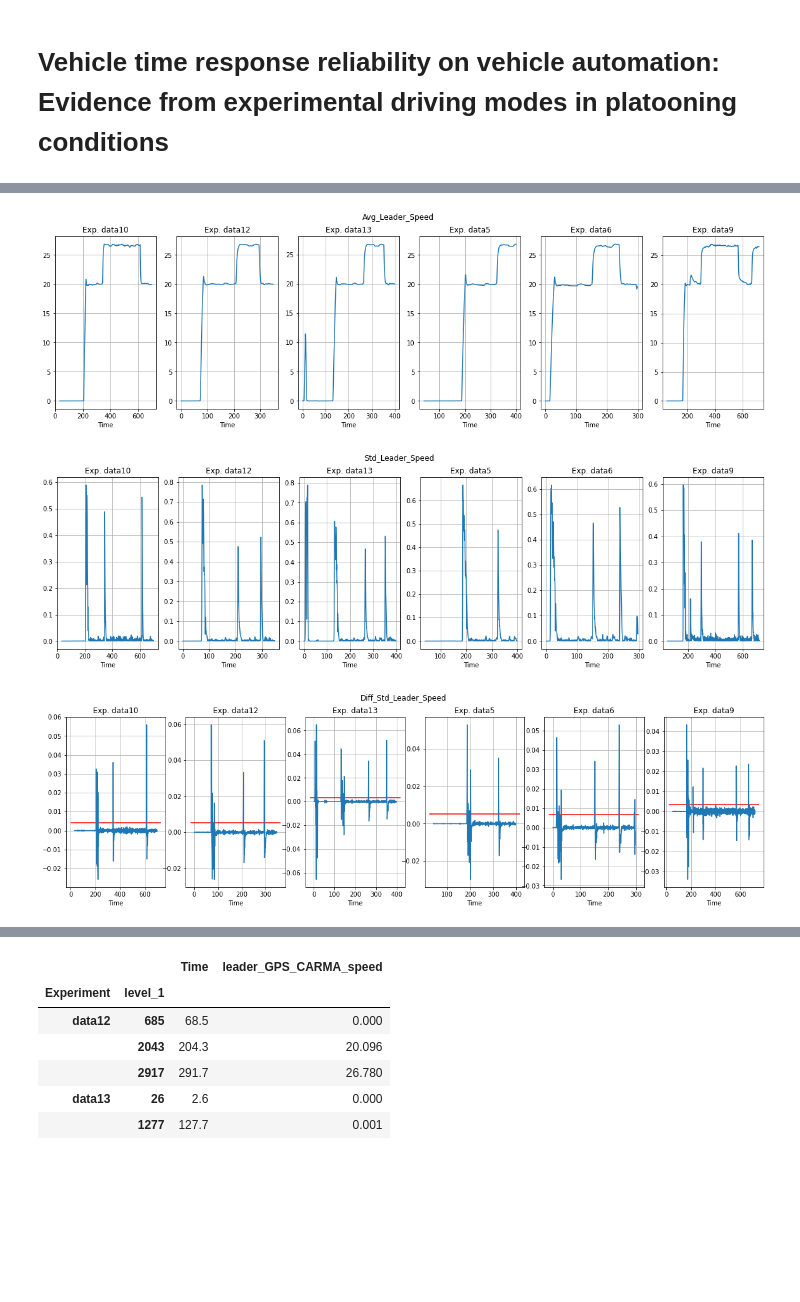
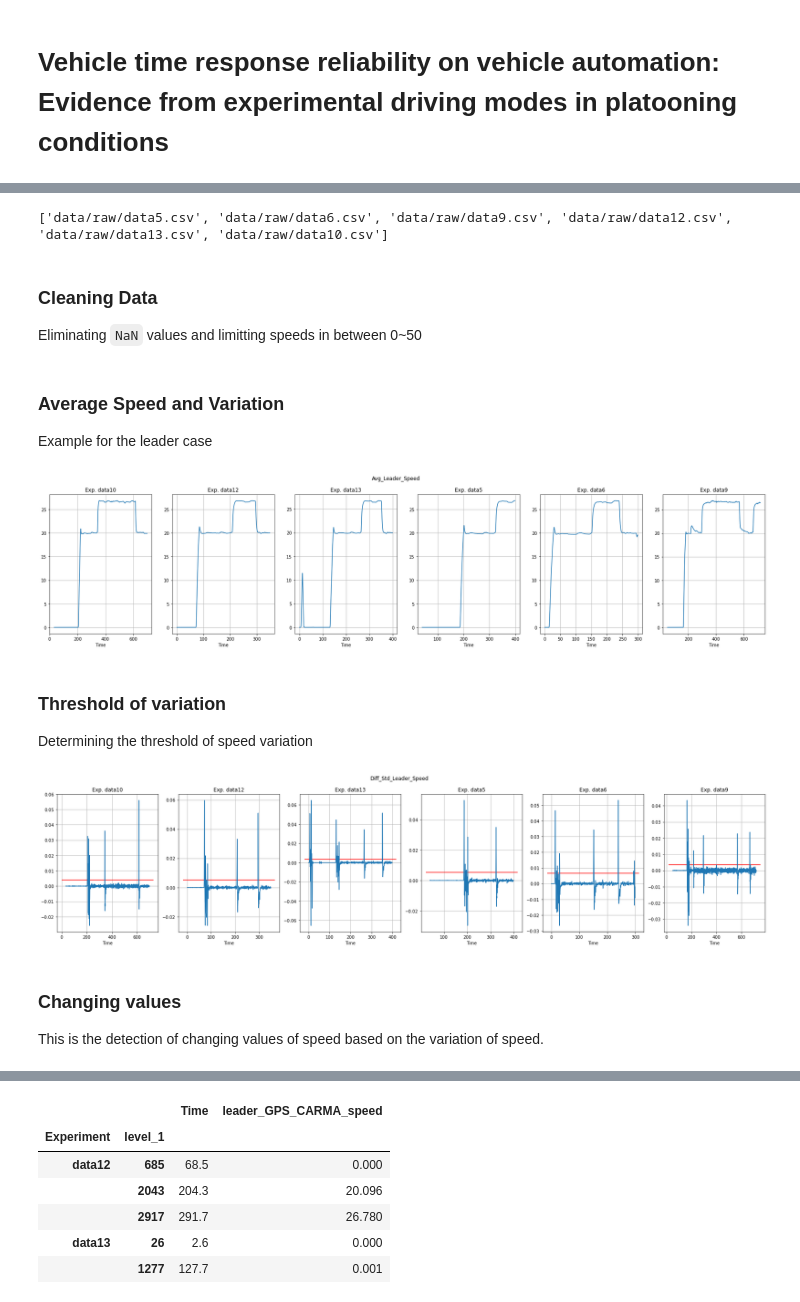
Before and after one commit to licit-lab/vrt_analysis, a Jupyter notebook: TF-AnalysisResponseTime.ipynb, the cells around one changed output, grey strips where cells are left out. Drawn from its saved outputs; the diff is of its cells as text; code cells hidden in the pictures; blank space fills up the shorter version.

```diff
--- a/TF-AnalysisResponseTime.ipynb
+++ b/TF-AnalysisResponseTime.ipynb
@@ -25,4 +27,8 @@ files2load
 # %%
+# Catch al files
+files2load = glob.glob("data/raw/*.csv")
+print(files2load)
+
 # Load files
 lst_datas = []
 for file in files2load:
@@ -39,6 +45,12 @@ for i in (1,2,3,4):
         dfTotal[f'distToLeader_f{i}'] = dfTotal[f'follower{i}_radar1']
     else:
         dfTotal[f'distToLeader_f{i}'] = dfTotal[f'follower{i-1}_radar1']+dfTotal[f'follower{i}_radar1']
+# %% [output]
+['data/raw/data5.csv', 'data/raw/data6.csv', 'data/raw/data9.csv', 'data/raw/data12.csv', 'data/raw/data13.csv', 'data/raw/data10.csv']
+# %% [markdown]
+### Cleaning Data
+
+Eliminating `NaN` values and limitting speeds in between 0~50
 # %%
 # Clean data
 lst_datas_flt = []
@@ -61,9 +73,13 @@ dfCliped['leader_GPS_CARMA_speed'] = dfCliped['leader_GPS_CARMA_speed'].clip(0,5
 
 # Sorting values
 dfSorted = dfCliped.reset_index().sort_values(by=['Heure','Time']).set_index(['Experiment','level_1'])
+# %% [markdown]
+### Average Speed and Variation
+
+Example for the leader case
 # %%
 def plot_exps(df,col):
-    f,ax = plt.subplots(1,len(keys), figsize = (20,5))
+    f,ax = plt.subplots(1,len(keys), figsize = (30,6))
     f.suptitle(col)
     for x, a in zip(df.groupby('Experiment'),ax.flatten()):
         x[1].plot(x='Time',y=col,ax=a,title = f'Exp. {x[0]}', grid =True);
@@ -72,35 +88,38 @@ def plot_exps(df,col):
 # %%
 # Moving average
 lst_ma_spd = []
 lst_sd_spd = []
 h = 10 # Window size
 
 # Forward indexer (to account for k+h instead of classic k-h)
 indexer = pd.api.indexers.FixedForwardWindowIndexer(window_size=h)
 
 # Find average speed
 for key in keys:
     lst_ma_spd.append(dfSorted.loc[(key,slice(None)),'leader_GPS_CARMA_speed'].rolling(window=indexer).mean())
 dfSorted['Avg_Leader_Speed'] = pd.concat(lst_ma_spd)
 
 # Find standard deviation From Avg. Speed
 for key in keys:
     lst_sd_spd.append(dfSorted.loc[(key,slice(None)),'Avg_Leader_Speed'].rolling(window=indexer).std())
 dfSorted['Std_Leader_Speed'] = pd.concat(lst_sd_spd)
 
 # Find derivative of Std.
 lst_dsd_spd = []
 for key in keys:
     lst_dsd_spd.append(dfSorted.loc[(key,slice(None)),'Std_Leader_Speed'].diff())
 dfSorted['Diff_Std_Leader_Speed'] = pd.concat(lst_dsd_spd)
 dfSorted['Abs_Diff_Std_Leader_Speed'] = abs(dfSorted['Diff_Std_Leader_Speed'])
 
 # Plot info
 plot_exps(dfSorted, 'Avg_Leader_Speed');
-plot_exps(dfSorted, 'Std_Leader_Speed');
+# plot_exps(dfSorted, 'Std_Leader_Speed');
 # %% [output]
-[figure, old version]
+[figure, new version]
-[figure, removed]
+# %% [markdown]
+### Threshold of variation
+
+Determining the threshold of speed variation
 # %%
 dct_sd_sdspd = {}
 for key in keys:
@@ -111,7 +130,11 @@ for dctv, ax in zip(dct_sd_sdspd.items(),a.flatten()):
     key, val = dctv
     ax.hlines(val,*ax.get_xlim(),color='r')
 # %% [output]
-[figure, old version]
+[figure, new version]
+# %% [markdown]
+### Changing values
+
+This is the detection of changing values of speed based on the variation of speed.
 # %%
 FORWARD_WINDOW = 20
 indexerFuture = pd.api.indexers.FixedForwardWindowIndexer(window_size=FORWARD_WINDOW)
```
Also changed, not shown: parts of 31 cells of this notebook.
